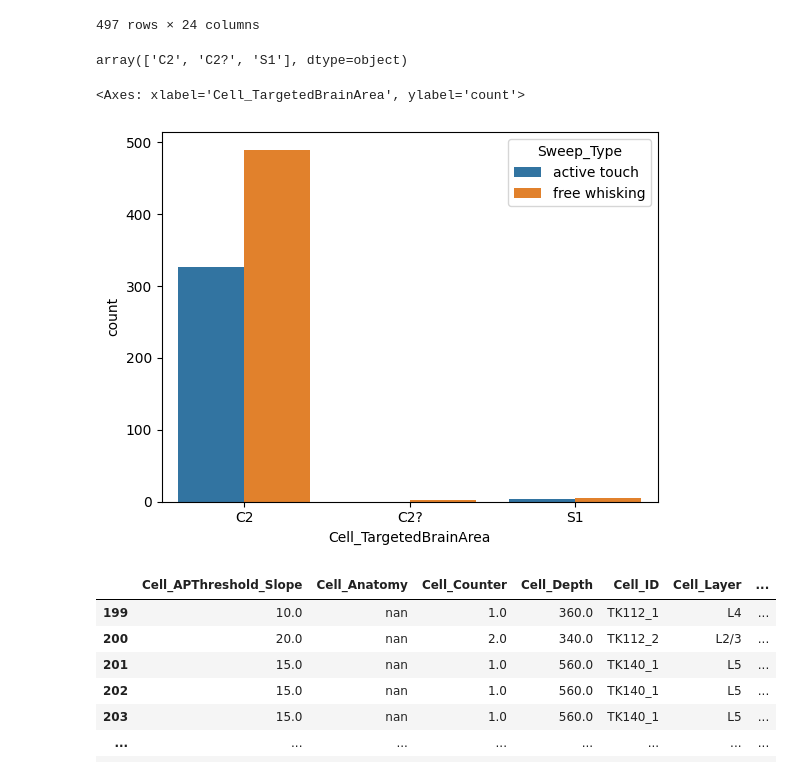
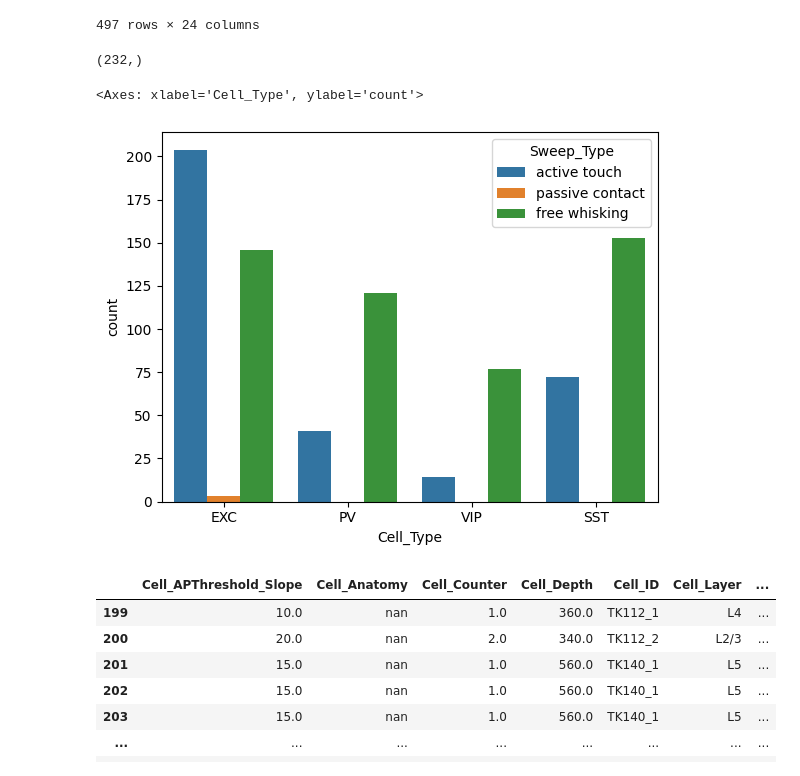
Before and after one commit to mariscoglio/bio482_cell_classifier, a Jupyter notebook: wesley.ipynb, the cells around one changed output. Cells and saved outputs as stored; diff of their text form; code cells hidden in the pictures.

```diff
--- a/wesley.ipynb
+++ b/wesley.ipynb
@@ -60,18 +60,19 @@ data_free_whisking
 | 830 | 20.0 | nan | 1.0 | 196.0 | AP068_1 | L2/3 | ... |
 497 rows × 24 columns
 # %%
-np.unique(data_free_whisking.Cell_TargetedBrainArea)
+np.unique(data_free_whisking.Cell_ID).shape
 # %% [output]
-array(['C2', 'C2?', 'S1'], dtype=object)
+(232,)
 # %%
 sns.countplot(
-    raw_data[raw_data.Sweep_Type != 'passive contact'],
-    x="Cell_TargetedBrainArea",
+    # raw_data[raw_data.Sweep_Type != 'passive contact'],
+    raw_data,
+    x="Cell_Type",
     hue="Sweep_Type",
 )
 # %% [output]
-<Axes: xlabel='Cell_TargetedBrainArea', ylabel='count'>
+<Axes: xlabel='Cell_Type', ylabel='count'>
-[figure, old version]
+[figure, new version]
 # %%
 data_free_whisking.drop()
 # %% [output]
```
Also changed, not shown: 1 other file.
